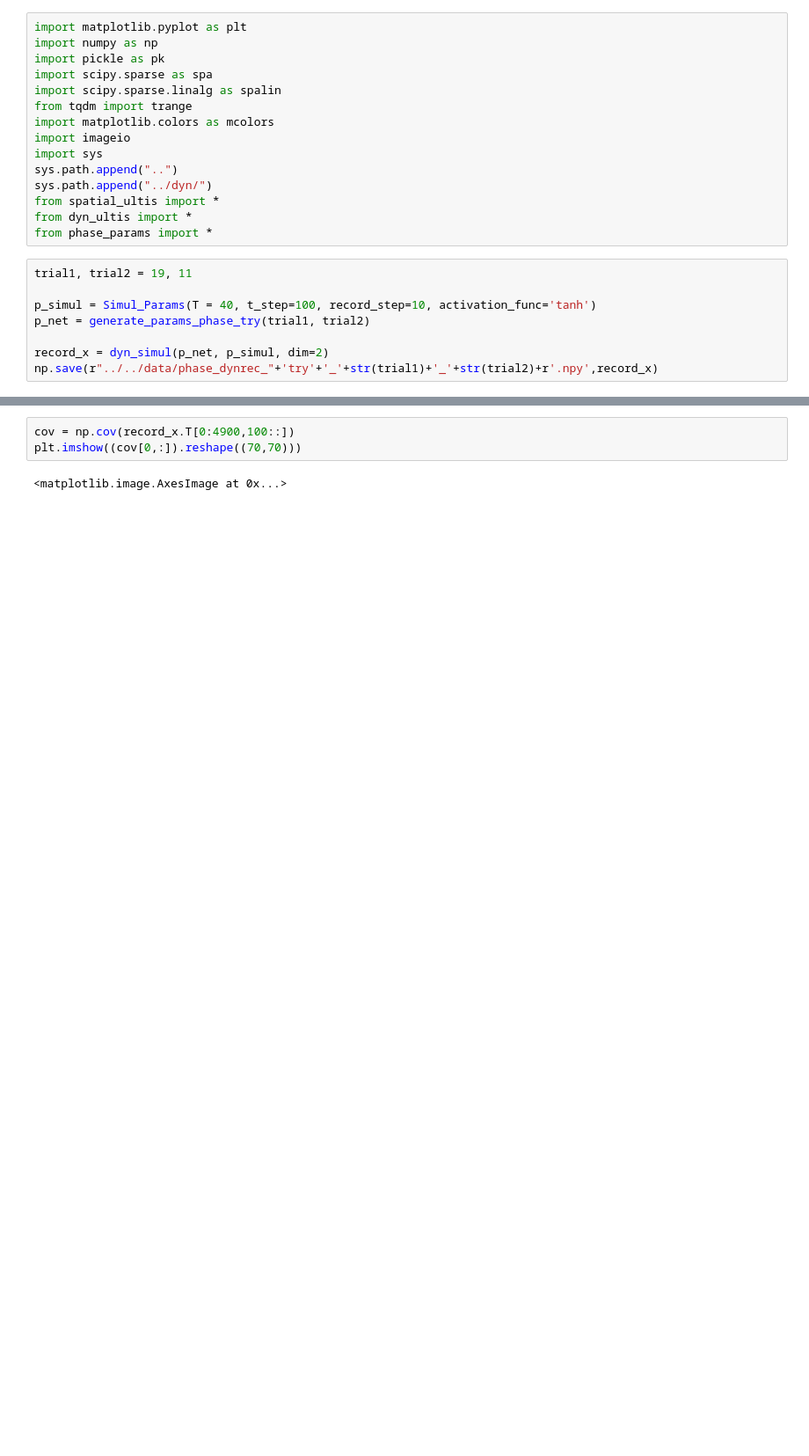
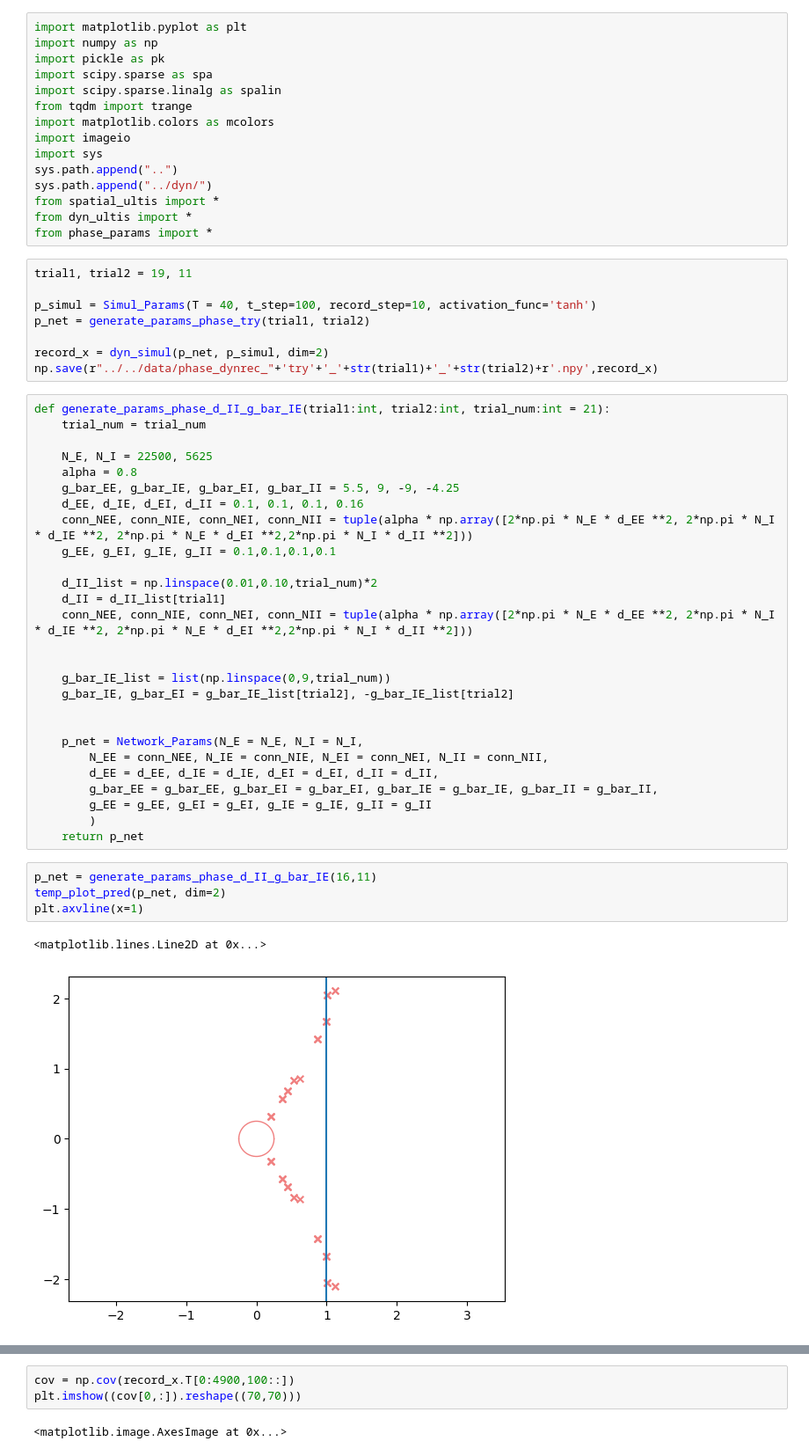
Before and after one commit to huang-yh20/spatial-linear-project, a Jupyter notebook: code/phase/try_phase_exp.ipynb, the cells around one changed output, grey strips where cells are left out. Shown at 88% size. Saved outputs shown, nothing was run; the diff lists cells and outputs as text; blank space fills up the shorter version.

```diff
--- a/code/phase/try_phase_exp.ipynb
+++ b/code/phase/try_phase_exp.ipynb
@@ -21,3 +21,37 @@ p_net = generate_params_phase_try(trial1, trial2)
 
 record_x = dyn_simul(p_net, p_simul, dim=2)
 np.save(r"../../data/phase_dynrec_"+'try'+'_'+str(trial1)+'_'+str(trial2)+r'.npy',record_x)
+# %%
+def generate_params_phase_d_II_g_bar_IE(trial1:int, trial2:int, trial_num:int = 21):
+    trial_num = trial_num
+
+    N_E, N_I = 22500, 5625
+    alpha = 0.8
+    g_bar_EE, g_bar_IE, g_bar_EI, g_bar_II = 5.5, 9, -9, -4.25
+    d_EE, d_IE, d_EI, d_II = 0.1, 0.1, 0.1, 0.16
+    conn_NEE, conn_NIE, conn_NEI, conn_NII = tuple(alpha * np.array([2*np.pi * N_E * d_EE **2, 2*np.pi * N_I * d_IE **2, 2*np.pi * N_E * d_EI **2,2*np.pi * N_I * d_II **2]))
+    g_EE, g_EI, g_IE, g_II = 0.1,0.1,0.1,0.1
+
+    d_II_list = np.linspace(0.01,0.10,trial_num)*2
+    d_II = d_II_list[trial1]
+    conn_NEE, conn_NIE, conn_NEI, conn_NII = tuple(alpha * np.array([2*np.pi * N_E * d_EE **2, 2*np.pi * N_I * d_IE **2, 2*np.pi * N_E * d_EI **2,2*np.pi * N_I * d_II **2]))
+
+
+    g_bar_IE_list = list(np.linspace(0,9,trial_num))
+    g_bar_IE, g_bar_EI = g_bar_IE_list[trial2], -g_bar_IE_list[trial2]
+
+
+    p_net = Network_Params(N_E = N_E, N_I = N_I,
+        N_EE = conn_NEE, N_IE = conn_NIE, N_EI = conn_NEI, N_II = conn_NII,
+        d_EE = d_EE, d_IE = d_IE, d_EI = d_EI, d_II = d_II,
+        g_bar_EE = g_bar_EE, g_bar_EI = g_bar_EI, g_bar_IE = g_bar_IE, g_bar_II = g_bar_II,
+        g_EE = g_EE, g_EI = g_EI, g_IE = g_IE, g_II = g_II
+        )
+    return p_net
+# %%
+p_net = generate_params_phase_d_II_g_bar_IE(16,11)
+temp_plot_pred(p_net, dim=2)
+plt.axvline(x=1)
+# %% [output]
+<matplotlib.lines.Line2D at 0x...>
+[figure, added]
```
Also changed, not shown: parts of 3 cells of this notebook, 29 other files.
